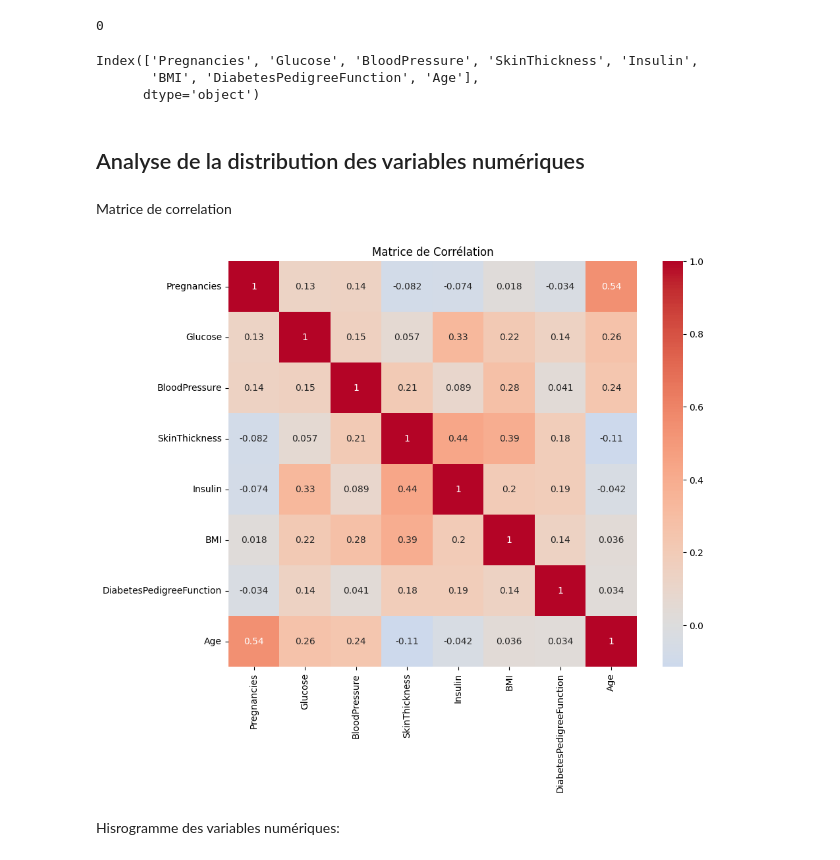
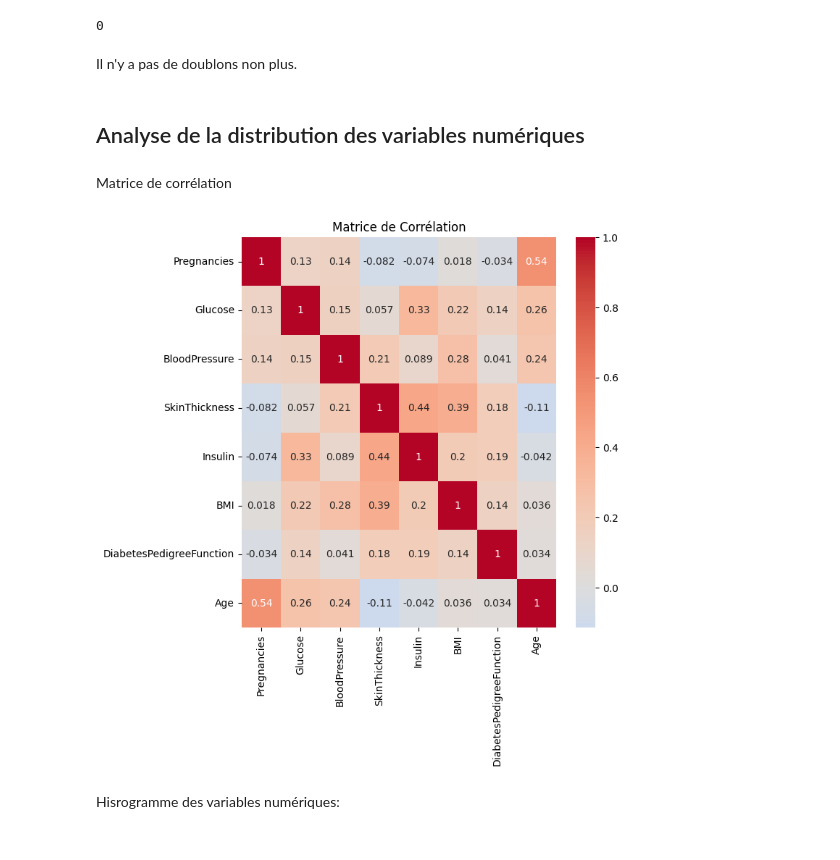
Before and after one commit to Hammilidi/Diabete_Prediction, a Jupyter notebook: scripts/Analyse_exploratoire.ipynb, the cells around one changed output. Cells and saved outputs as stored; diff of their text form; code cells hidden in the pictures.

```diff
--- a/scripts/Analyse_exploratoire.ipynb
+++ b/scripts/Analyse_exploratoire.ipynb
@@ -69,25 +62,20 @@ doublons=data.duplicated().sum()
 print(doublons)
 # %% [output]
 0
-# %%
-data_col=data.columns
-print(data_col)
-# %% [output]
-Index(['Pregnancies', 'Glucose', 'BloodPressure', 'SkinThickness', 'Insulin',
-       'BMI', 'DiabetesPedigreeFunction', 'Age'],
-      dtype='object')
+# %% [markdown]
+Il n'y a pas de doublons non plus.
 # %% [markdown]
 ## Analyse de la distribution des variables numériques
 # %% [markdown]
-Matrice de correlation
+Matrice de corrélation
 # %%
-corr_matrix = data[data_col].corr()
-plt.figure(figsize=(10, 8))
+corr_matrix = data.corr()
+plt.figure(figsize=(7, 7))
 sns.heatmap(corr_matrix, annot=True, cmap='coolwarm', center=0)
 plt.title('Matrice de Corrélation')
 plt.show()
 # %% [output]
-[figure, old version]
+[figure, new version]
 # %% [markdown]
 Hisrogramme des variables numériques:
 # %%
```
Also changed, not shown: parts of 38 cells of this notebook, 2 other files.
